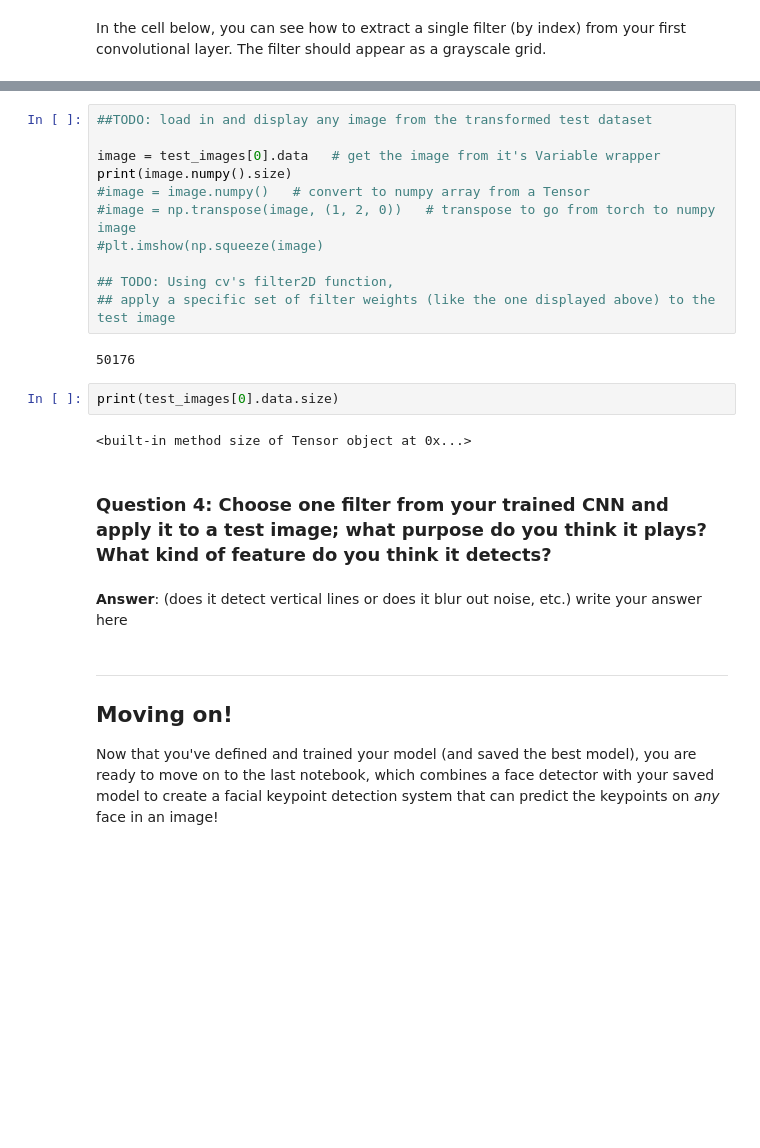
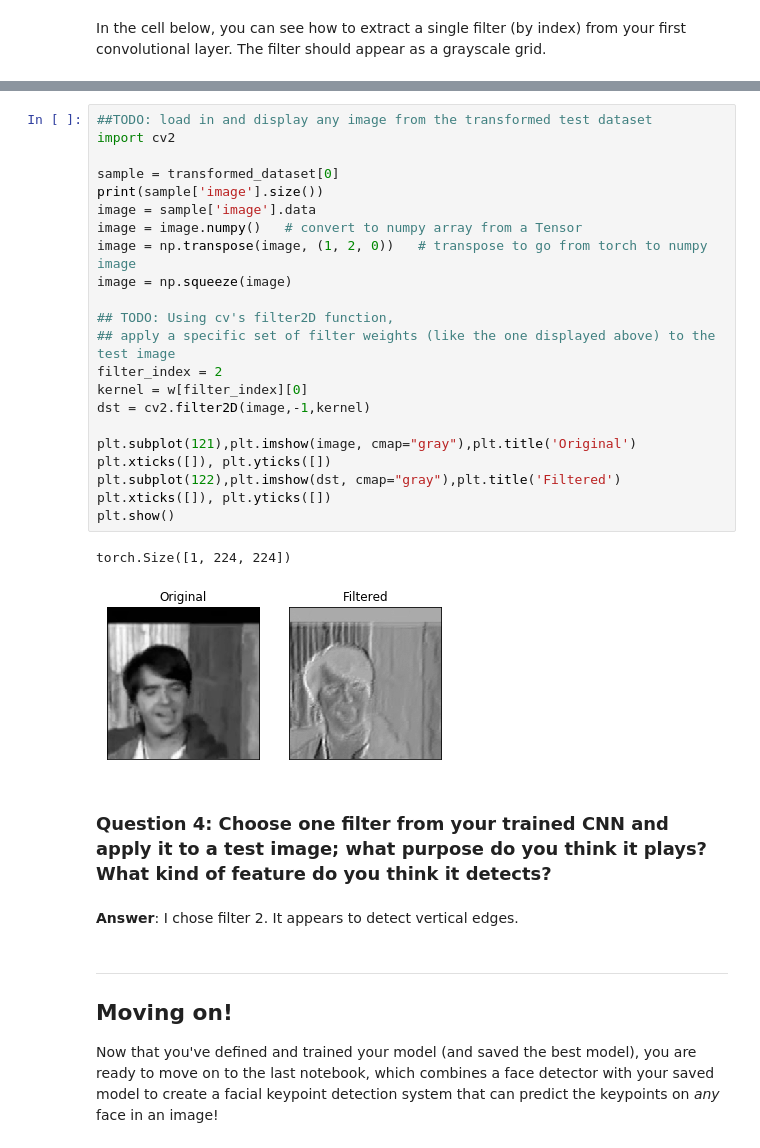
Before and after one commit to pmobbs/facial-keypoints, a Jupyter notebook: 2. Define the Network Architecture.ipynb, the cells around one changed output, grey strips where cells are left out. Drawn from its saved outputs; the diff is of its cells as text; blank space fills up the shorter version.

```diff
--- a/2. Define the Network Architecture.ipynb
+++ b/2. Define the Network Architecture.ipynb
@@ -571,25 +554,33 @@ Next, choose a test image and filter it with one of the convolutional kernels in
 ---
 # %%
 ##TODO: load in and display any image from the transformed test dataset
+import cv2
 
-image = test_images[0].data   # get the image from it's Variable wrapper
-print(image.numpy().size)
-#image = image.numpy()   # convert to numpy array from a Tensor
-#image = np.transpose(image, (1, 2, 0))   # transpose to go from torch to numpy image
-#plt.imshow(np.squeeze(image)
+sample = transformed_dataset[0]
+print(sample['image'].size())
+image = sample['image'].data
+image = image.numpy()   # convert to numpy array from a Tensor
+image = np.transpose(image, (1, 2, 0))   # transpose to go from torch to numpy image
+image = np.squeeze(image)
 
 ## TODO: Using cv's filter2D function,
 ## apply a specific set of filter weights (like the one displayed above) to the test image
+filter_index = 2
+kernel = w[filter_index][0]
+dst = cv2.filter2D(image,-1,kernel)
+
+plt.subplot(121),plt.imshow(image, cmap="gray"),plt.title('Original')
+plt.xticks([]), plt.yticks([])
+plt.subplot(122),plt.imshow(dst, cmap="gray"),plt.title('Filtered')
+plt.xticks([]), plt.yticks([])
+plt.show()
 # %% [output]
-50176
+torch.Size([1, 224, 224])
+[figure, added]
-# %%
-print(test_images[0].data.size)
-# %% [output]
-<built-in method size of Tensor object at 0x...>
 # %% [markdown]
 ### Question 4: Choose one filter from your trained CNN and apply it to a test image; what purpose do you think it plays? What kind of feature do you think it detects?
-# %% [markdown]
-**Answer**: (does it detect vertical lines or does it blur out noise, etc.) write your answer here
+# %% [markdown]
+**Answer**: I chose filter 2. It appears to detect vertical edges.
 # %% [markdown]
 ---
 ## Moving on!
```
Also changed, not shown: parts of 2 cells of this notebook.
